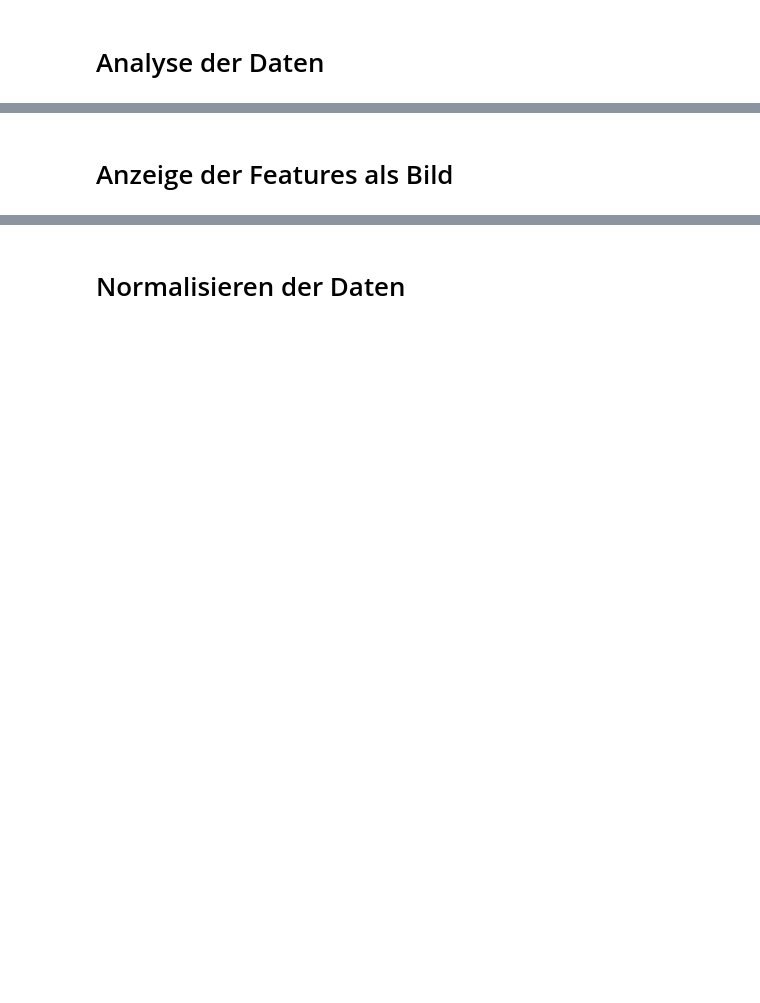
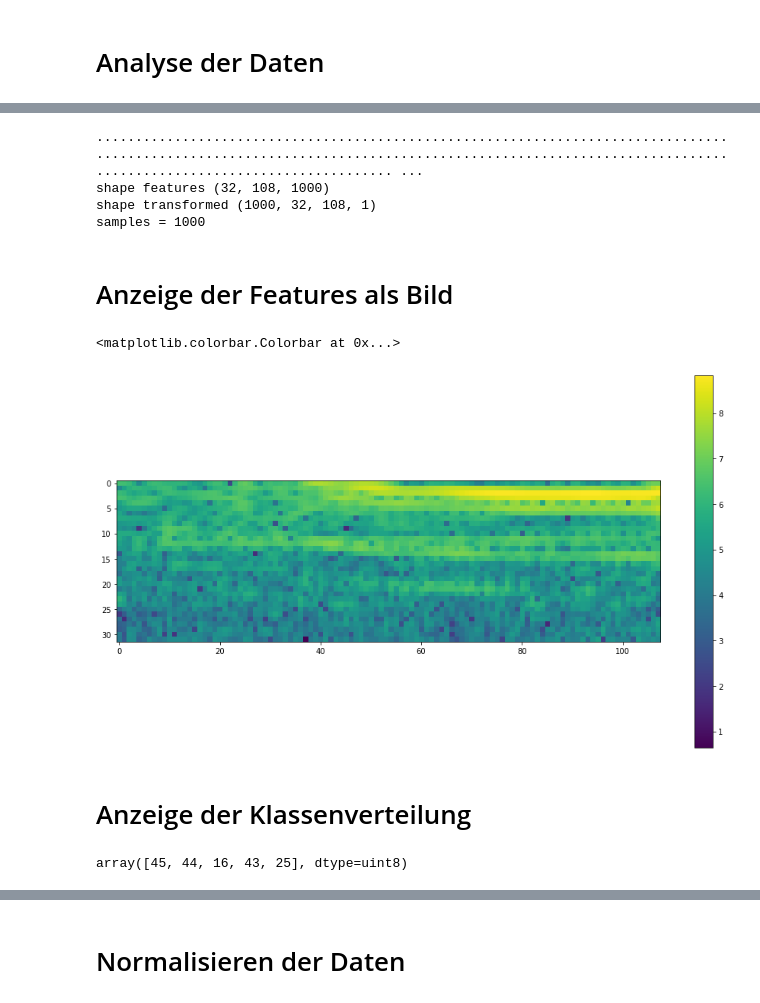
Before and after one commit to ditomax/mlwifianwender, a Jupyter notebook: 06 Anwendungsbeispiel Importing audio data plus classification.ipynb, the cells around one changed output, grey strips where cells are left out. Drawn from its saved outputs; the diff is of its cells as text; code cells hidden in the pictures; blank space fills up the shorter version.

```diff
--- a/06 Anwendungsbeispiel Importing audio data plus classification.ipynb
+++ b/06 Anwendungsbeispiel Importing audio data plus classification.ipynb
@@ -225,7 +286,7 @@ https://en.wikipedia.org/wiki/Constant-Q_transform
 # step size
 window = 1024
 # frequency pins
-bins = 64
+bins = 32 #64
 
 def get_features (file, hop, bins):
 
@@ -276,11 +337,12 @@ def compute_features (root_path):
                 y_data.append(classID)
 
                 samples = samples + 1
-                if samples >= 100:
+                if samples >= 1000:
                     break
 
     X_data = np.stack(X_data, axis=2)
 
+    print()
     print('shape features {}'.format(X_data.shape))
 
     X_data = np.transpose(X_data, (2,0,1))
@@ -291,12 +353,16 @@ def compute_features (root_path):
     y_data = np.array(y_data)
 
     print('shape transformed {}'.format(X_data.shape))
-
-    print ("samples = " + str (samples))
+    print ("samples = " + str (samples) )
 
     return X_data, y_data, classes, samples
 # %%
 x_data, y_data, classes, samples = compute_features (audioData)
+# %% [output]
+........................................................................................................................................................................................................ ...
+shape features (32, 108, 1000)
+shape transformed (1000, 32, 108, 1)
+samples = 1000
 # %%
 x_data = x_data.astype('float32')
 y_data = y_data.astype('uint8')
@@ -304,7 +370,16 @@ y_data = y_data.astype('uint8')
 # Anzeige der Features als Bild
 # %%
 x_show = x_data[displayIndex]
-x_show = np.reshape(x_show, (64,108))
+x_show = np.reshape(x_show, (32,108))
 #x_show = np.transpose(x_show,(1,0))
 plt.imshow(x_show)
 plt.colorbar()
+# %% [output]
+<matplotlib.colorbar.Colorbar at 0x...>
+[figure, added]
+# %% [markdown]
+# Anzeige der Klassenverteilung
+# %%
+y_data[0:5]
+# %% [output]
+array([45, 44, 16, 43, 25], dtype=uint8)
```
Also changed, not shown: parts of 30 cells of this notebook, 15 other files.
